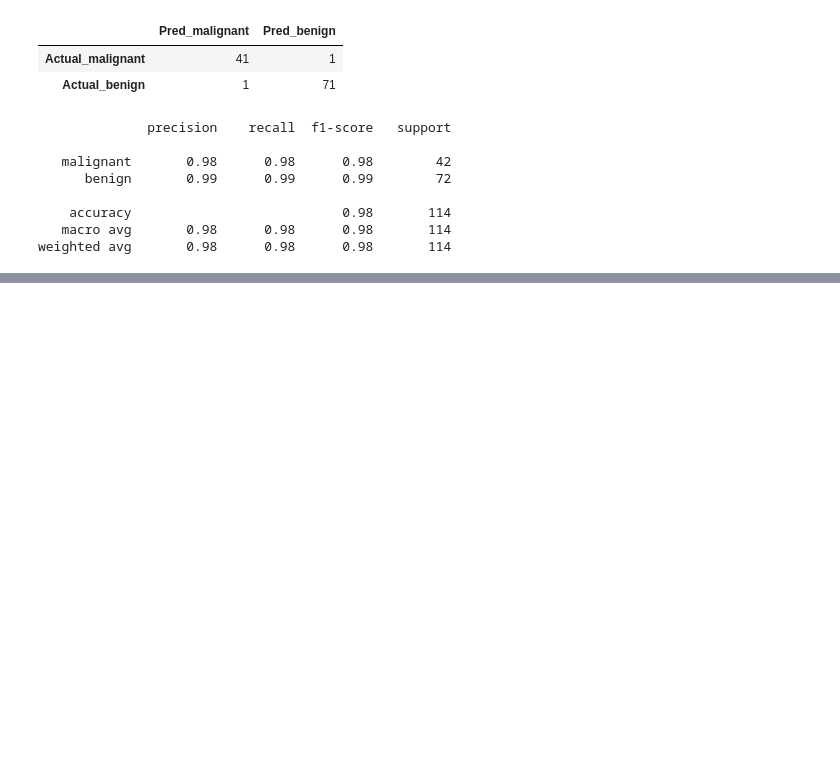
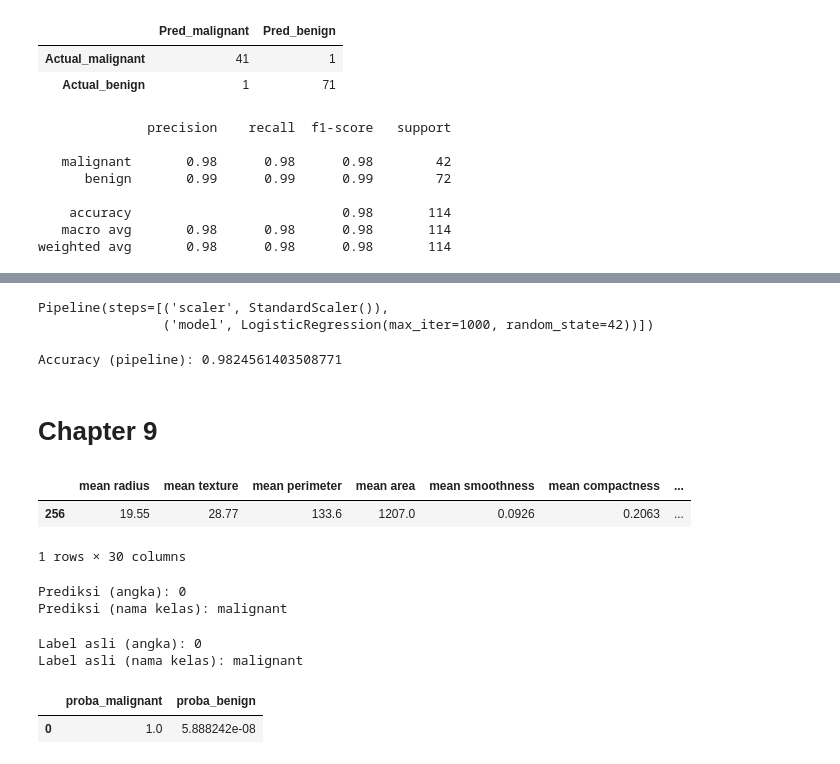
Before and after one commit to r021n/simple-machine-learing, a Jupyter notebook: Breast_Cancer_(Wisconsin).ipynb, the cells around one changed output, grey strips where cells are left out. Cells and saved outputs as stored; diff of their text form; code cells hidden in the pictures; blank space fills up the shorter version.

Commit message:
finished chapter 8 and 9

```diff
--- a/Breast_Cancer_(Wisconsin).ipynb
+++ b/Breast_Cancer_(Wisconsin).ipynb
@@ -297,0 +309,5 @@ weighted avg       0.98      0.98      0.98       114
+# %%
+pipe.fit(X_train, y_train)
+# %% [output]
+Pipeline(steps=[('scaler', StandardScaler()),
+                ('model', LogisticRegression(max_iter=1000, random_state=42))])
@@ -297,0 +316,37 @@ weighted avg       0.98      0.98      0.98       114
+# %%
+from sklearn.metrics import accuracy_score
+
+print("Accuracy (pipeline):", accuracy_score(y_test, y_pred_pipe))
+# %% [output]
+Accuracy (pipeline): 0.9824561403508771
+# %% [markdown]
+# **Chapter 9**
+# %%
+sample_X = X_test.iloc[[0]]   # bentuknya tetap DataFrame (1 baris)
+sample_y = y_test.iloc[0]     # label asli (buat pembanding)
+# %%
+sample_X
+# %% [output]
+|  | mean radius | mean texture | mean perimeter | mean area | mean smoothness | mean compactness | ... |
+| 256 | 19.55 | 28.77 | 133.6 | 1207.0 | 0.0926 | 0.2063 | ... |
+1 rows × 30 columns
+# %%
+pred_label = pipe.predict(sample_X)[0]
+print("Prediksi (angka):", pred_label)
+print("Prediksi (nama kelas):", data.target_names[pred_label])
+# %% [output]
+Prediksi (angka): 0
+Prediksi (nama kelas): malignant
+# %%
+print("Label asli (angka):", sample_y)
+print("Label asli (nama kelas):", data.target_names[sample_y])
+# %% [output]
+Label asli (angka): 0
+Label asli (nama kelas): malignant
+# %%
+pred_proba = pipe.predict_proba(sample_X)[0]
+proba_df = pd.DataFrame([pred_proba], columns=[f"proba_{name}" for name in data.target_names])
+proba_df
+# %% [output]
+|  | proba_malignant | proba_benign |
+| 0 | 1.0 | 5.888242e-08 |
```
Also changed, not shown: parts of 4 cells of this notebook.
